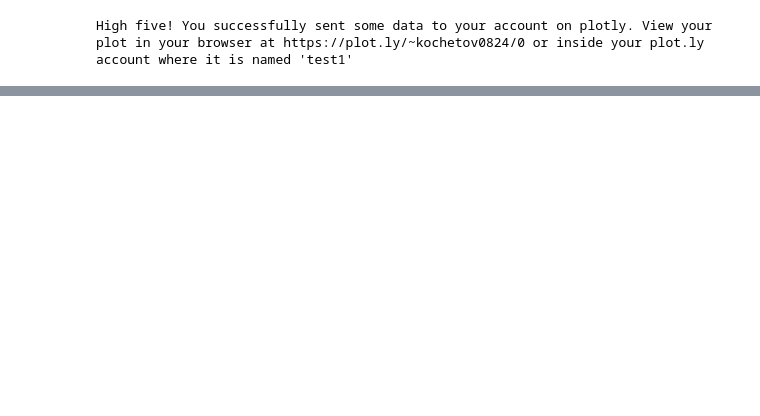
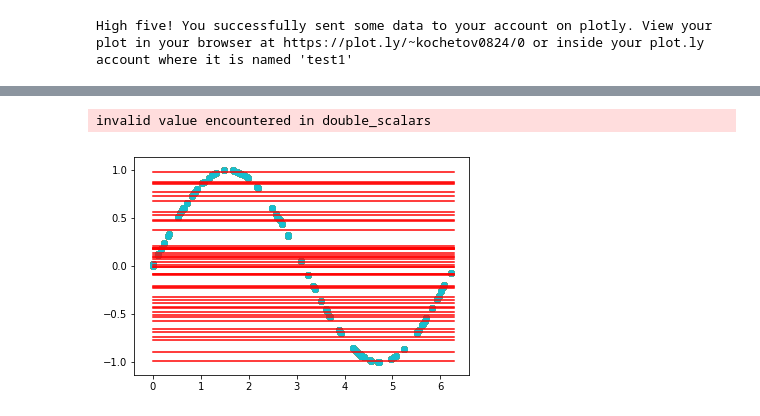
Before and after one commit to KonstantinKochetov/ML-implementations, a Jupyter notebook: Beleg3.ipynb, the cells around one changed output, grey strips where cells are left out. Drawn from its saved outputs; the diff is of its cells as text; code cells hidden in the pictures; blank space fills up the shorter version.

Commit message:
one plot for h1

```diff
--- a/Beleg3.ipynb
+++ b/Beleg3.ipynb
@@ -483,22 +495,8 @@ num_train = 100
 iterations = 500
 alpha = 0.1
 np.random.seed(1) # wird immer gleiche randoms geben
-x_ = 2*np.pi*np.random.uniform(0, 1, num_train) # gleichverteilt zwischen 0 und 2*pi
-y_ = np.sin(x_)
+x_train = 2*np.pi*np.random.uniform(0, 1, num_train) # gleichverteilt zwischen 0 und 2*pi
+y_train = np.sin(x_train)
+
+x_test = 2*np.pi*np.random.uniform(0, 1, num_train)
+y_test = np.sin(x_test)
-# %%
-counter = np.array([0,2])
-x, y = train_data(counter)
-# H1
-constant = (y[0] + y[1]) / len(y)
-# H2
-initial_theta_0 = 0
-initial_theta_1 = 0
-theta_0, theta_1 = get_theta(x.copy(), y.copy(), initial_theta_0, initial_theta_1)
-
-f1 = plt.figure()
-ax1 = f1.add_subplot(111)
-
-ax1.scatter(x_,y_)
-ax1.scatter(x,y, color='r')
-ax1.plot(x_,  theta_0 + theta_1 * x_, 'g-')
-ax1.plot([0,2*np.pi],[constant,constant], color="r")
@@ -526,0 +556,8 @@ Var_2 0.5069065977137
+# %%
+# test
+counter = np.array([0,2])
+x, y = train_data(counter, x_train, y_train)
+h_1 = build_hypothesis_h_1(x, y)
+h_2 = build_hypothesis_h_2(x, y)
+plot_hypothesises(h_1, h_2, x_train, y_train, x, y)
+calculate_e_out(h_1, h_2, x_test, y_test, x, y)
@@ -526,0 +568,13 @@ Var_2 0.5069065977137
+# %%
+counter = np.array([0,2])
+f1 = plt.figure()
+ax1 = f1.add_subplot(111)
+for i in range(50):
+    counter[0] = counter[0] + 2
+    counter[1] = counter[1] + 2
+    x, y = train_data(counter, x_train, y_train)
+    h_1 = build_hypothesis_h_1(x, y)
+    plot_hypothesis_h_1_in_one_plot(h_1, x_train, y_train, x, y, ax1)
+# %% [output]
+invalid value encountered in double_scalars
+[figure, added]
```
Also changed, not shown: parts of 19 cells of this notebook, 1 other file.
